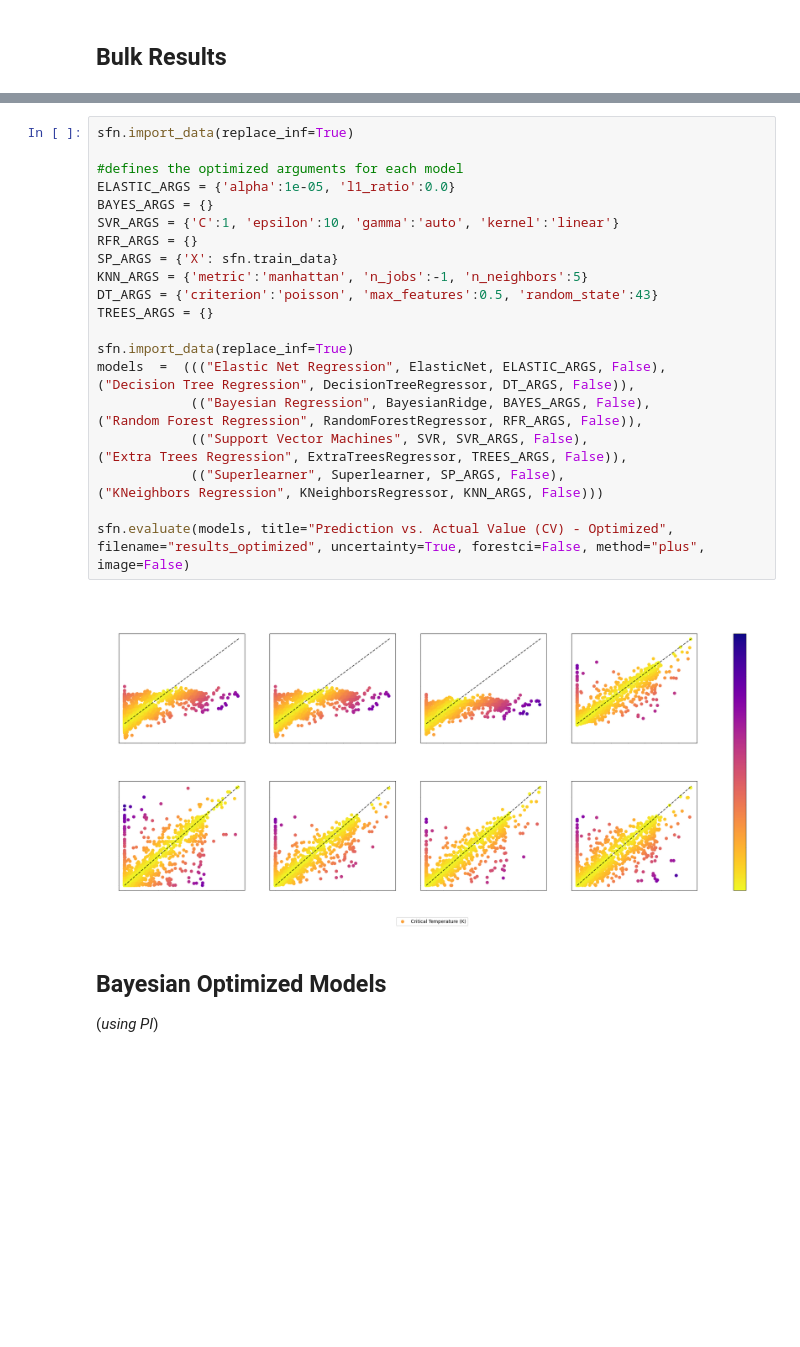
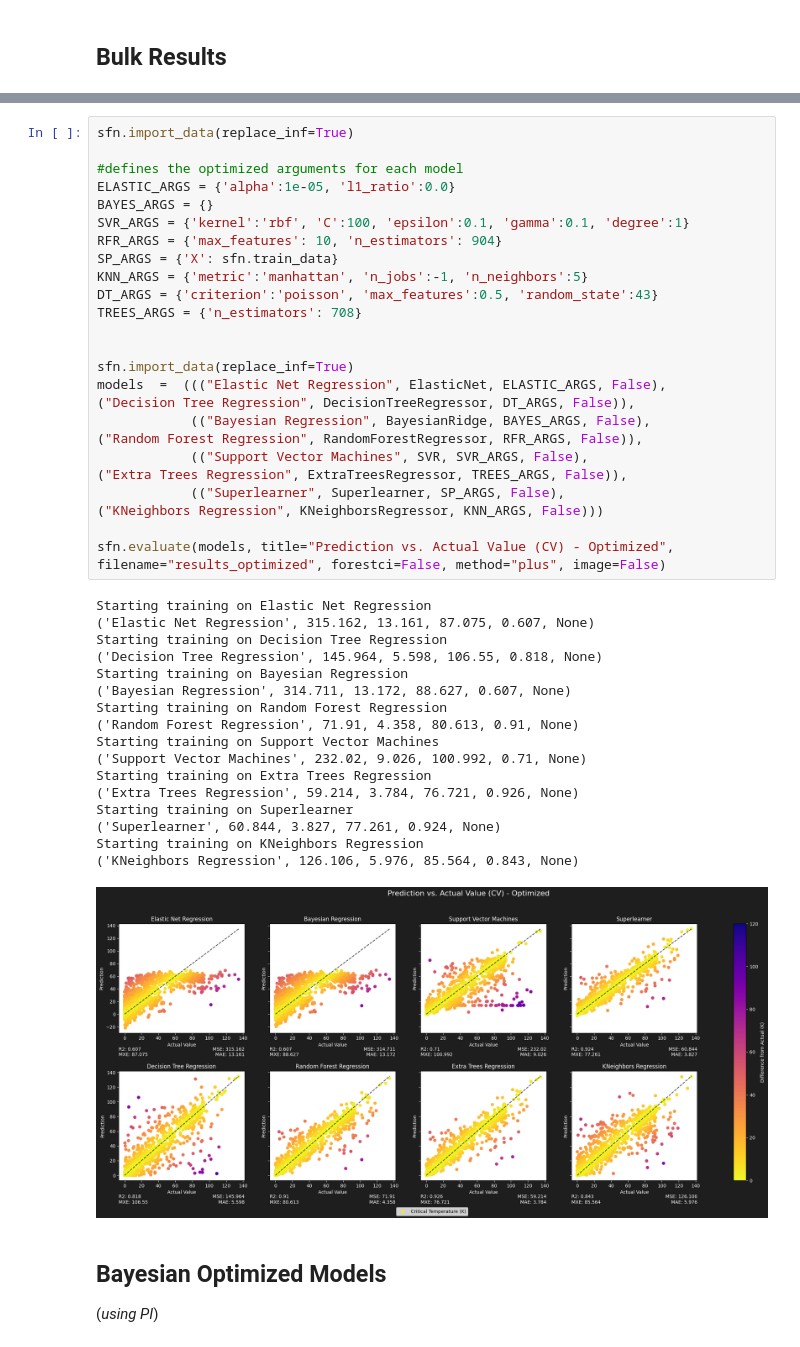
Before and after one commit to sylphrena0/classe, a Jupyter notebook: code/training.ipynb, the cells around one changed output, grey strips where cells are left out. Drawn from its saved outputs; the diff is of its cells as text; blank space fills up the shorter version.

```diff
--- a/code/training.ipynb
+++ b/code/training.ipynb
@@ -131,25 +155,42 @@ sfn.evaluate(models, title="Prediction vs. Actual Value (CV) - Unoptimized", fil
 # %%
 sfn.import_data(replace_inf=True)
 
 #defines the optimized arguments for each model
 ELASTIC_ARGS = {'alpha':1e-05, 'l1_ratio':0.0}
 BAYES_ARGS = {}
-SVR_ARGS = {'C':1, 'epsilon':10, 'gamma':'auto', 'kernel':'linear'}
-RFR_ARGS = {}
+SVR_ARGS = {'kernel':'rbf', 'C':100, 'epsilon':0.1, 'gamma':0.1, 'degree':1}
+RFR_ARGS = {'max_features': 10, 'n_estimators': 904}
 SP_ARGS = {'X': sfn.train_data}
 KNN_ARGS = {'metric':'manhattan', 'n_jobs':-1, 'n_neighbors':5}
 DT_ARGS = {'criterion':'poisson', 'max_features':0.5, 'random_state':43}
-TREES_ARGS = {}
+TREES_ARGS = {'n_estimators': 708}
+
 
 sfn.import_data(replace_inf=True)
 models  =  ((("Elastic Net Regression", ElasticNet, ELASTIC_ARGS, False),           ("Decision Tree Regression", DecisionTreeRegressor, DT_ARGS, False)),
             (("Bayesian Regression", BayesianRidge, BAYES_ARGS, False),             ("Random Forest Regression", RandomForestRegressor, RFR_ARGS, False)),
             (("Support Vector Machines", SVR, SVR_ARGS, False),                     ("Extra Trees Regression", ExtraTreesRegressor, TREES_ARGS, False)),
             (("Superlearner", Superlearner, SP_ARGS, False),                        ("KNeighbors Regression", KNeighborsRegressor, KNN_ARGS, False)))
 
-sfn.evaluate(models, title="Prediction vs. Actual Value (CV) - Optimized", filename="results_optimized", uncertainty=True, forestci=False, method="plus", image=False)
+sfn.evaluate(models, title="Prediction vs. Actual Value (CV) - Optimized", filename="results_optimized", forestci=False, method="plus", image=False)
 # %% [output]
+Starting training on Elastic Net Regression
+('Elastic Net Regression', 315.162, 13.161, 87.075, 0.607, None)
+Starting training on Decision Tree Regression
+('Decision Tree Regression', 145.964, 5.598, 106.55, 0.818, None)
+Starting training on Bayesian Regression
+('Bayesian Regression', 314.711, 13.172, 88.627, 0.607, None)
+Starting training on Random Forest Regression
+('Random Forest Regression', 71.91, 4.358, 80.613, 0.91, None)
+Starting training on Support Vector Machines
+('Support Vector Machines', 232.02, 9.026, 100.992, 0.71, None)
+Starting training on Extra Trees Regression
+('Extra Trees Regression', 59.214, 3.784, 76.721, 0.926, None)
+Starting training on Superlearner
+('Superlearner', 60.844, 3.827, 77.261, 0.924, None)
+Starting training on KNeighbors Regression
+('KNeighbors Regression', 126.106, 5.976, 85.564, 0.843, None)
-[figure, old version]
+[figure, new version]
 # %% [markdown]
 ## Bayesian Optimized Models
 (*using PI*)
```
Also changed, not shown: parts of 10 cells of this notebook, 2 other files.
